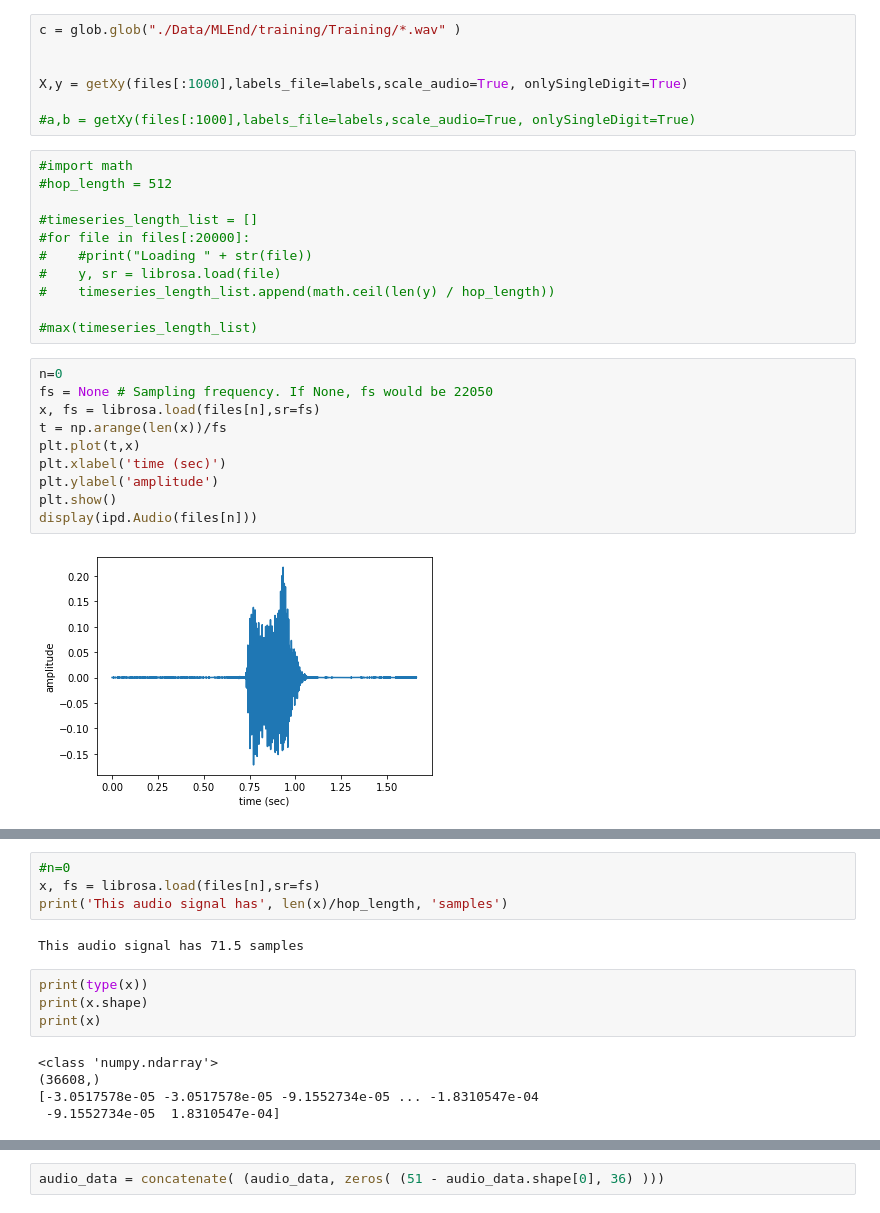
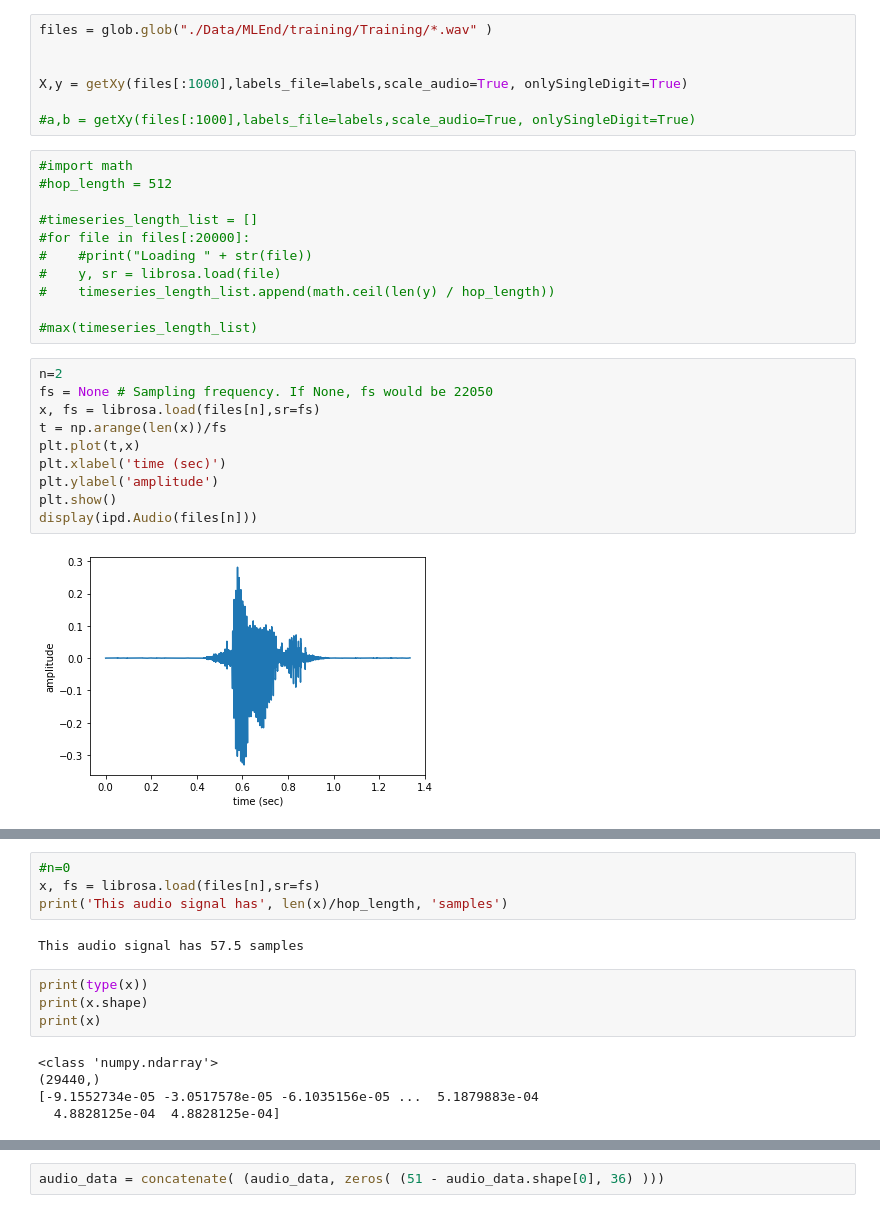
Before and after one commit to MoadSaadKhorchef/QMUL-BIG-DATA-SCIENCE, a Jupyter notebook: Couseworks/MACHINE LEARNING/CW2 - Mini Project/Testing2.ipynb, the cells around one changed output, grey strips where cells are left out. Drawn from its saved outputs; the diff is of its cells as text.

```diff
--- a/Couseworks/MACHINE LEARNING/CW2 - Mini Project/Testing2.ipynb
+++ b/Couseworks/MACHINE LEARNING/CW2 - Mini Project/Testing2.ipynb
@@ -137,7 +137,7 @@ labels
 | 19999 | 0019999.wav | 20 | S101 | neutral |
 20000 rows × 4 columns
 # %%
-c = glob.glob("./Data/MLEnd/training/Training/*.wav" )
+files = glob.glob("./Data/MLEnd/training/Training/*.wav" )
 
 
 X,y = getXy(files[:1000],labels_file=labels,scale_audio=True, onlySingleDigit=True)
@@ -155,30 +155,30 @@ X,y = getXy(files[:1000],labels_file=labels,scale_audio=True, onlySingleDigit=Tr
 
 #max(timeseries_length_list)
 # %%
-n=0
+n=2
 fs = None # Sampling frequency. If None, fs would be 22050
 x, fs = librosa.load(files[n],sr=fs)
 t = np.arange(len(x))/fs
 plt.plot(t,x)
 plt.xlabel('time (sec)')
 plt.ylabel('amplitude')
 plt.show()
 display(ipd.Audio(files[n]))
 # %% [output]
-[figure, old version]
+[figure, new version]
 [interactive output not drawn]
 # %%
 #n=0
 x, fs = librosa.load(files[n],sr=fs)
 print('This audio signal has', len(x)/hop_length, 'samples')
 # %% [output]
-This audio signal has 71.5 samples
+This audio signal has 57.5 samples
 # %%
 print(type(x))
 print(x.shape)
 print(x)
 # %% [output]
 <class 'numpy.ndarray'>
-(36608,)
-[-3.0517578e-05 -3.0517578e-05 -9.1552734e-05 ... -1.8310547e-04
- -9.1552734e-05  1.8310547e-04]
+(29440,)
+[-9.1552734e-05 -3.0517578e-05 -6.1035156e-05 ...  5.1879883e-04
+  4.8828125e-04  4.8828125e-04]
```
Also changed, not shown: parts of 3 cells of this notebook, 1 other file.
